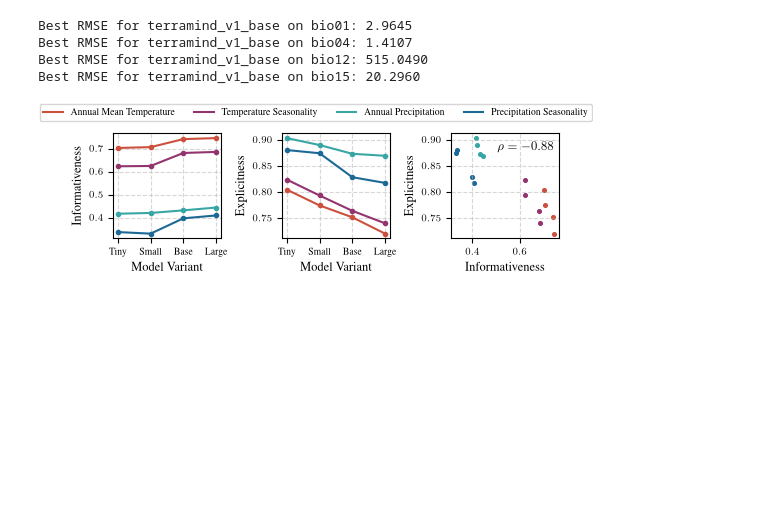
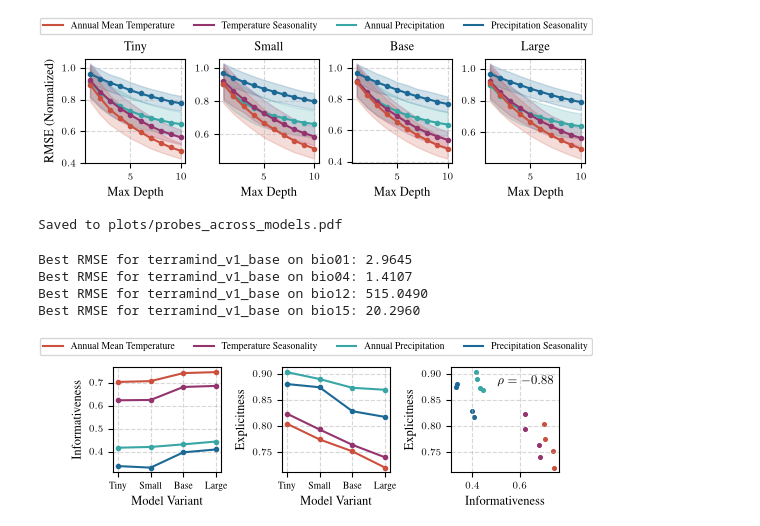
Before and after one commit to kdybek/terramind_probing, a Jupyter notebook: plots.ipynb, the cells around one changed output. Drawn from its saved outputs; the diff is of its cells as text; code cells hidden in the pictures; blank space fills up the shorter version.

Commit message:
updated results

```diff
--- a/plots.ipynb
+++ b/plots.ipynb
@@ -61,6 +61,7 @@ TARGET_COLORS = {
 SIZE_COLOR = PALETTE[4]
 
 RBF_COMPONENT_COUNTS = [32, 64, 128, 256, 512, 1024, 2048, 4096, 8192, 16384]
+RF_MAX_DEPTHS = [1, 2, 3, 4, 5, 6, 7, 8, 9, 10]
 MODALITY_GROUPS = ["optical", "radar", "vegetation", "terrain", "landcover"]
 MODALITY_GROUP_LABELS = {
     "optical": "Optical",
@@ -164,4 +166,72 @@ print("\nSaved to plots/probes_across_models.pdf")
 Saved to plots/probes_across_models.pdf
+# %%
+import os
+import numpy as np
+import pandas as pd
+import matplotlib.pyplot as plt
+from tueplots import bundles, figsizes
+from matplotlib.lines import Line2D
+
+color_handles = [
+    Line2D([0], [0], color=TARGET_COLORS["bio01"], lw=1.5, label=TARGET_LABELS["bio01"]),
+    Line2D([0], [0], color=TARGET_COLORS["bio04"], lw=1.5, label=TARGET_LABELS["bio04"]),
+    Line2D([0], [0], color=TARGET_COLORS["bio12"], lw=1.5, label=TARGET_LABELS["bio12"]),
+    Line2D([0], [0], color=TARGET_COLORS["bio15"], lw=1.5, label=TARGET_LABELS["bio15"])
+]
+
+os.environ["PATH"] += os.pathsep + "/Library/TeX/texbin"
+
+plt.rcParams.update(bundles.neurips2024())
+plt.rcParams.update(figsizes.neurips2024(nrows=1, ncols=4, height_to_width_ratio=1.2, rel_width=1.0))
+plt.rcParams.update({
+    "text.latex.preamble": r"\usepackage{times}\usepackage{amsmath}",
+    "text.usetex": True,
+})
+
+df = pd.read_csv(RESULTS_PATH)
+
+os.makedirs("plots", exist_ok=True)
+
+fig, axes = plt.subplots(1, 4, sharey=False)
+for ax, model in zip(axes, MODEL_NAMES, strict=True):
+    for tgt in TARGET_NAMES:
+        means = []
+        los = []
+        his = []
+        for rf_max_depth in RF_MAX_DEPTHS:
+            sub_df = df[
+                (df["model_name"] == model) &
+                (df["capacity"] == rf_max_depth) &
+                (df["target"] == tgt) &
+                (df["layer"] == NUM_LAYERS_DICT[model] - 1) &
+                (df["modality_group"] == "all") &
+                (df["regressor"] == "rf")
+            ]
+
+            assert len(sub_df) == NUM_FOLDS, f"Expected {NUM_FOLDS} folds, but got {len(sub_df)} for model={model}, rf_max_depth={rf_max_depth}, target={tgt}"
+
+            scores = sub_df['val_rmse'].values
+            mean, lower_ci, upper_ci = mean_bootstrap_ci(scores)
+            means.append(mean)
+            los.append(lower_ci)
+            his.append(upper_ci)
+
+        ax.plot(RF_MAX_DEPTHS, means, label=TARGET_LABELS[tgt], color=TARGET_COLORS[tgt], marker="o", markersize=MARKER_SIZE)
+        ax.fill_between(RF_MAX_DEPTHS, los, his, color=TARGET_COLORS[tgt], alpha=0.2)
+
+    ax.set_xlabel("Max Depth")
+    ax.set_title(MODEL_LABELS[model])
+    ax.grid(True, linestyle="--", alpha=0.5)
+axes[0].set_ylabel("RMSE (Normalized)")
+
+fig.legend(handles=color_handles, loc="upper center", ncol=4, bbox_to_anchor=(0.5, 1.15))
+
+plt.savefig("plots/probes_across_models_rf.pdf", bbox_inches="tight")
+plt.show()
+print("\nSaved to plots/probes_across_models_rf.pdf")
+# %% [output]
+[figure, added]
+Saved to plots/probes_across_models.pdf
 # %%
 base_model_name = "terramind_v1_base"
 for tgt in TARGET_NAMES[::-1]:
```
Also changed, not shown: parts of 6 cells of this notebook, 3 other files.
